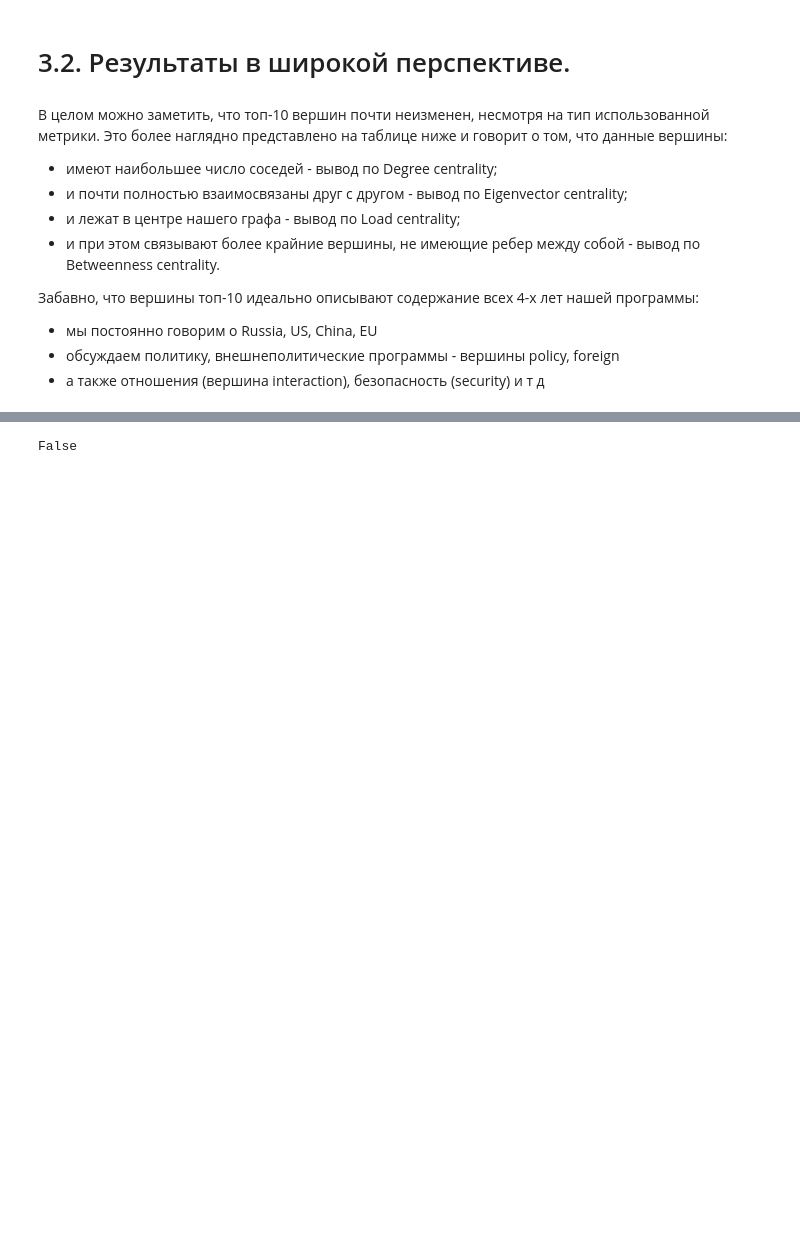
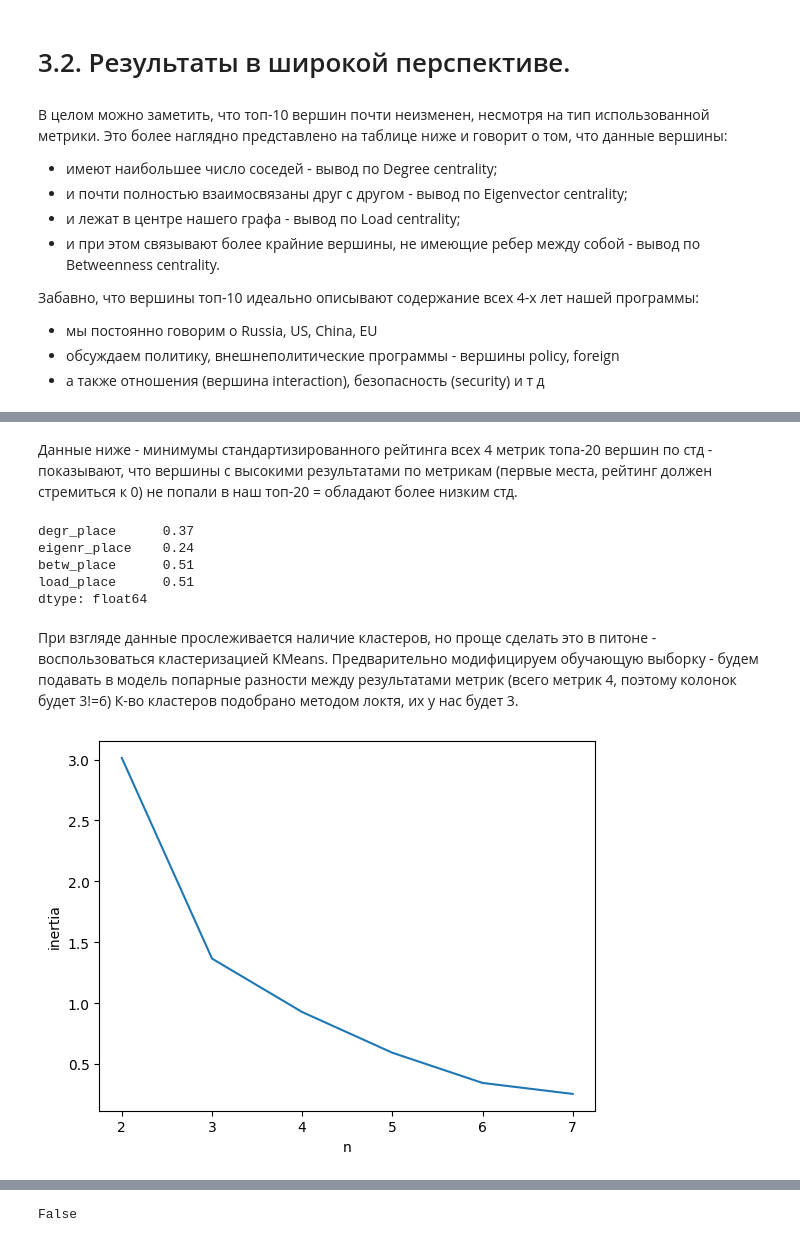
Before and after one commit to sblenlkj/Decision_Theory_HW2, a Jupyter notebook: Kanevskii_HW2.ipynb, the cells around one changed output, grey strips where cells are left out. Cells and saved outputs as stored; diff of their text form; code cells hidden in the pictures; blank space fills up the shorter version.

```diff
--- a/Kanevskii_HW2.ipynb
+++ b/Kanevskii_HW2.ipynb
@@ -304,0 +318,11 @@ TODO (＊◕ᴗ◕＊)
+# %%
+only_place_columns_lst = [c for c in all_4_metrics_df.columns if "place" in c]
+only_places_df = all_4_metrics_df.loc[:, only_place_columns_lst]
+only_places_df = (only_places_df / only_places_df.max()).round(2)
+
+df_std = pd.DataFrame(only_places_df.std(axis=1), columns=["std"]).round(2)
+
+df_con_std = pd.concat([all_4_metrics_df.loc[:, ["node", "type"]], only_places_df, df_std], axis=1)
+top_20_std_nodes_df = df_con_std.sort_values(by="std", ascending=False).head(25)
+
+top_20_std_nodes_df.head()
@@ -304,0 +336,30 @@ TODO (＊◕ᴗ◕＊)
+# %% [markdown]
+Данные ниже - минимумы стандартизированного рейтинга всех 4 метрик топа-20 вершин по стд - показывают, что вершины с высокими результатами по метрикам (первые места, рейтинг должен стремиться к 0) не попали в наш топ-20 = обладают более низким стд.
+# %%
+top_20_std_nodes_df.loc[:, only_place_columns_lst].min()
+# %% [output]
+degr_place      0.37
+eigenr_place    0.24
+betw_place      0.51
+load_place      0.51
+dtype: float64
+# %% [markdown]
+При взгляде данные прослеживается наличие кластеров, но проще сделать это в питоне - воспользоваться кластеризацией KMeans. Предварительно модифицируем обучающую выборку - будем подавать в модель попарные разности между результатами метрик (всего метрик 4, поэтому колонок будет 3!=6) К-во кластеров подобрано методом локтя, их у нас будет 3.
+# %%
+from itertools import combinations
+
+data_for_clasters = pd.DataFrame()
+for (c1, c2) in combinations(only_place_columns_lst, r=2):
+    data_for_clasters[f"{c1}_{c2}"] = top_20_std_nodes_df[c1] - top_20_std_nodes_df[c2]
+# %%
+from sklearn.cluster import KMeans
+
+ns, inertia_lst = list(range(2, 8)), []
+for n in ns:
+    km = KMeans(n_clusters=n, random_state=0, n_init="auto").fit(data_for_clasters)
+    inertia_lst.append(km.inertia_)
+
+lined_df = pd.DataFrame(list(zip(ns, inertia_lst)), columns=["n", "inertia"])
+sns.lineplot(lined_df, x="n", y="inertia");
+# %% [output]
+[figure, added]
```
Also changed, not shown: parts of 35 cells of this notebook, 6 other files.
